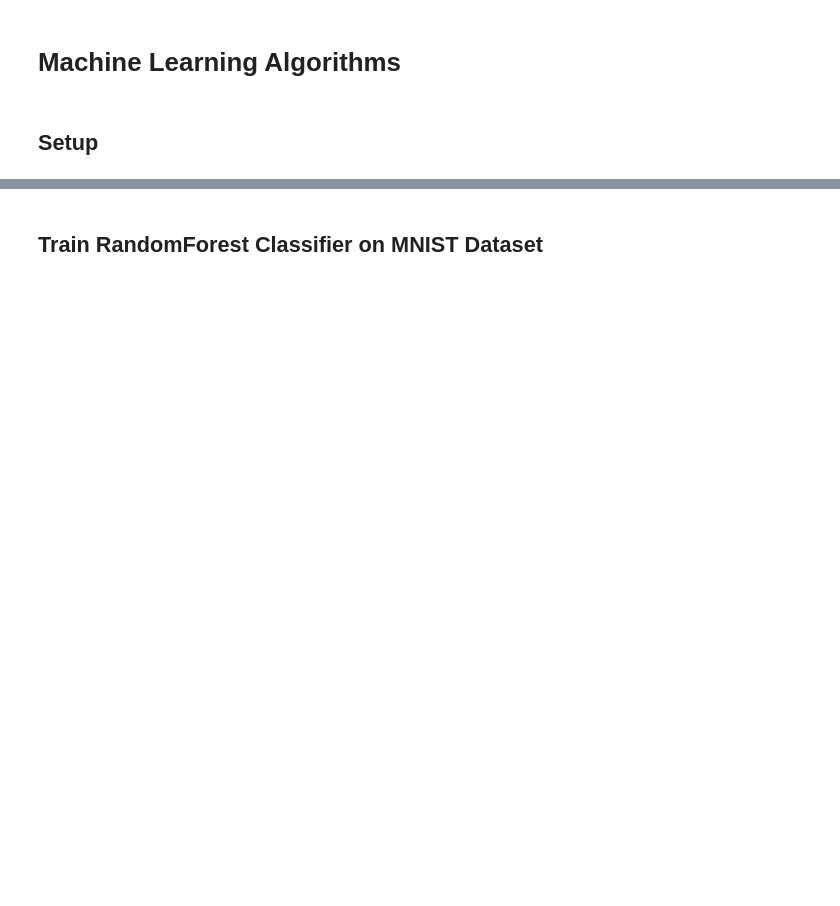
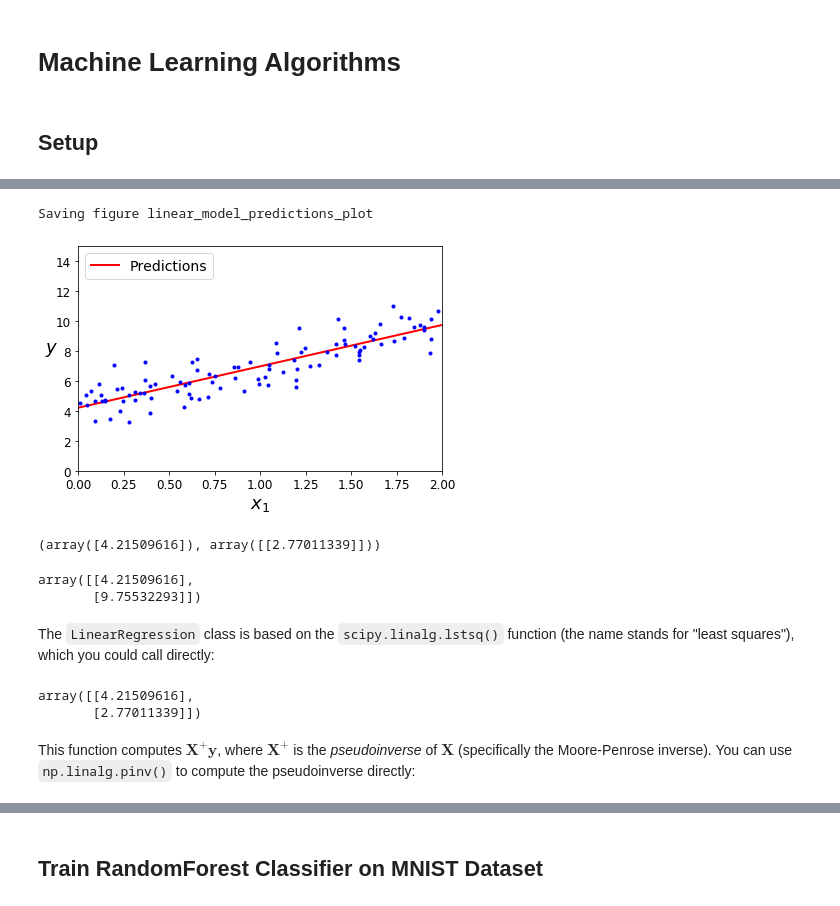
Before and after one commit to cloudxlab/iitr-deep-learning-spl-tf2, a Jupyter notebook: machine_learning_algorithms.ipynb, the cells around one changed output, grey strips where cells are left out. Cells and saved outputs as stored; diff of their text form; code cells hidden in the pictures; blank space fills up the shorter version.

```diff
--- a/machine_learning_algorithms.ipynb
+++ b/machine_learning_algorithms.ipynb
@@ -41,0 +82,35 @@ def save_fig(fig_id, tight_layout=True, fig_extension="png", resolution=300):
+# %%
+plt.plot(X_new, y_predict, "r-", linewidth=2, label="Predictions")
+plt.plot(X, y, "b.")
+plt.xlabel("$x_1$", fontsize=18)
+plt.ylabel("$y$", rotation=0, fontsize=18)
+plt.legend(loc="upper left", fontsize=14)
+plt.axis([0, 2, 0, 15])
+save_fig("linear_model_predictions_plot")
+plt.show()
+# %% [output]
+Saving figure linear_model_predictions_plot
+[figure, added]
+# %%
+from sklearn.linear_model import LinearRegression
+
+lin_reg = LinearRegression()
+lin_reg.fit(X, y)
+lin_reg.intercept_, lin_reg.coef_
+# %% [output]
+(array([4.21509616]), array([[2.77011339]]))
+# %%
+lin_reg.predict(X_new)
+# %% [output]
+array([[4.21509616],
+       [9.75532293]])
+# %% [markdown]
+The `LinearRegression` class is based on the `scipy.linalg.lstsq()` function (the name stands for "least squares"), which you could call directly:
+# %%
+theta_best_svd, residuals, rank, s = np.linalg.lstsq(X_b, y, rcond=1e-6)
+theta_best_svd
+# %% [output]
+array([[4.21509616],
+       [2.77011339]])
+# %% [markdown]
+This function computes $\mathbf{X}^+\mathbf{y}$, where $\mathbf{X}^{+}$ is the _pseudoinverse_ of $\mathbf{X}$ (specifically the Moore-Penrose inverse). You can use `np.linalg.pinv()` to compute the pseudoinverse directly:
```
Also changed, not shown: parts of 47 cells of this notebook.
